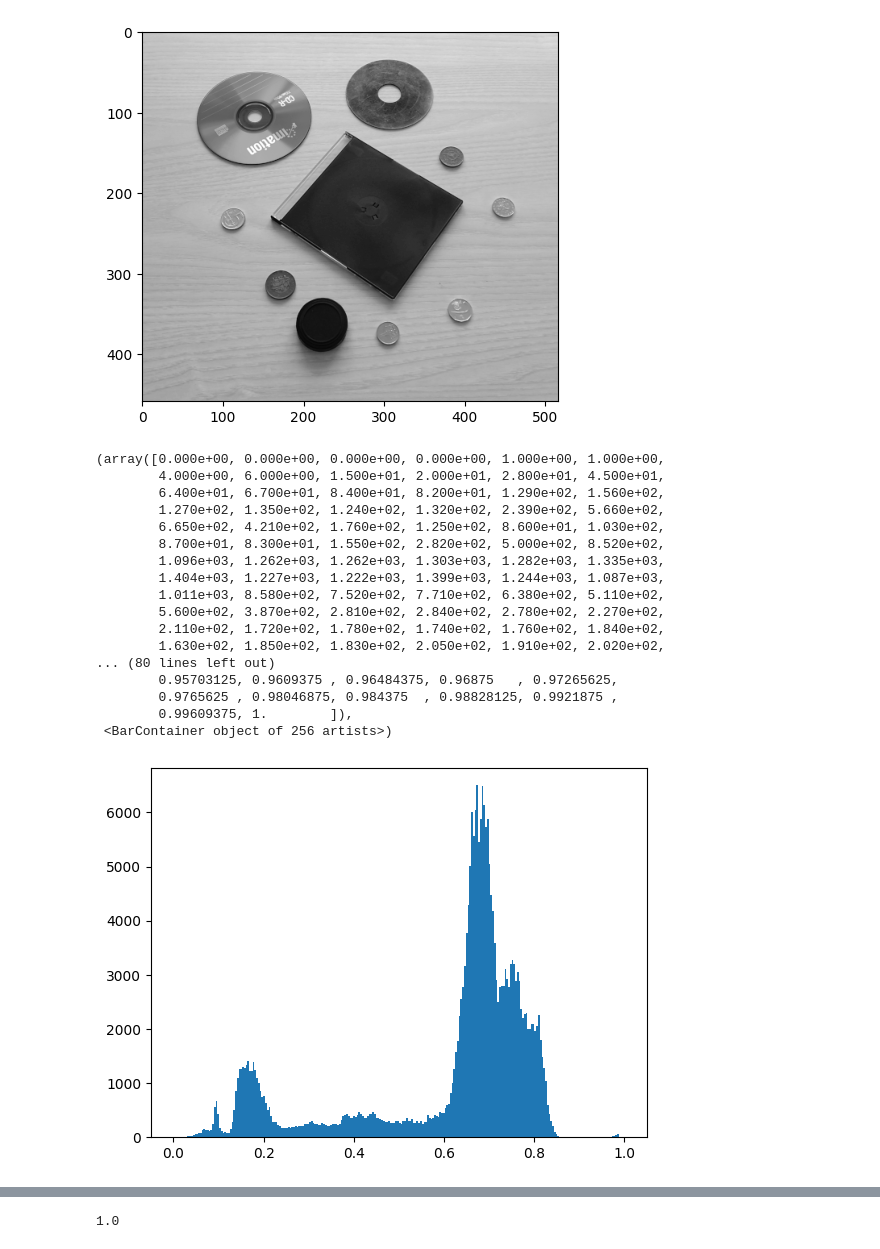
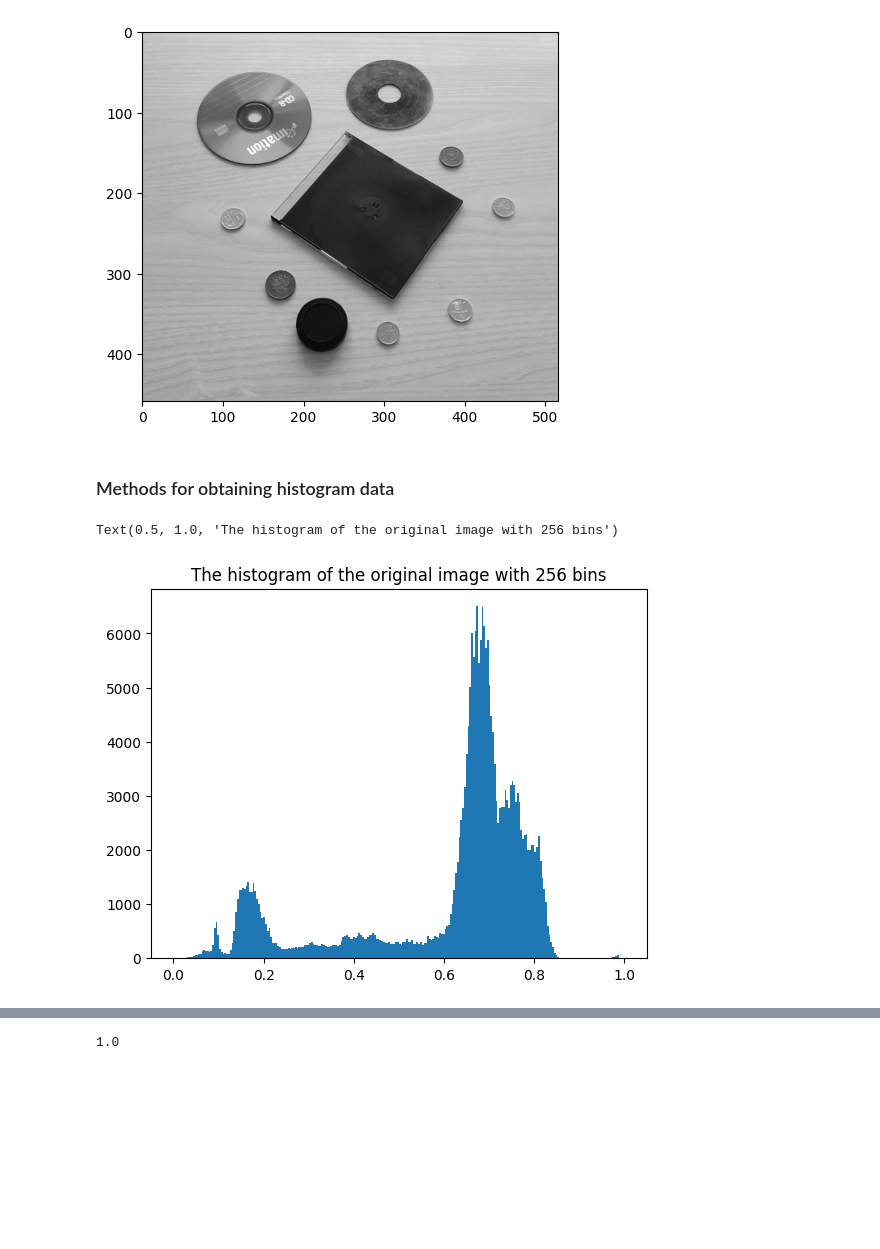
Before and after one commit to hgandras/3D-computer-vision-, a Jupyter notebook: hist_eq.ipynb, the cells around one changed output, grey strips where cells are left out. Drawn from its saved outputs; the diff is of its cells as text; code cells hidden in the pictures; blank space fills up the shorter version.

```diff
--- a/hist_eq.ipynb
+++ b/hist_eq.ipynb
@@ -14,6 +20,8 @@ plt.imshow(img_gray,cmap="gray")
 # %% [output]
 <matplotlib.image.AxesImage at 0x...>
 [figure]
+# %% [markdown]
+### Methods for obtaining histogram data
 # %%
 def convert_to_grayscale(img:np.array)->np.array:
     if len(img.shape)==3:
@@ -41,26 +49,11 @@ def cumulative_histogram(array:np.array)->np.array:
 # %%
 num_bins=256
 original_histogram=histogram(image,num_bins)
 plt.hist(np.linspace(0,1,num_bins),bins=num_bins,weights=original_histogram)
+plt.title("The histogram of the original image with 256 bins")
 # %% [output]
-(array([0.000e+00, 0.000e+00, 0.000e+00, 0.000e+00, 1.000e+00, 1.000e+00,
-        4.000e+00, 6.000e+00, 1.500e+01, 2.000e+01, 2.800e+01, 4.500e+01,
-        6.400e+01, 6.700e+01, 8.400e+01, 8.200e+01, 1.290e+02, 1.560e+02,
-        1.270e+02, 1.350e+02, 1.240e+02, 1.320e+02, 2.390e+02, 5.660e+02,
-        6.650e+02, 4.210e+02, 1.760e+02, 1.250e+02, 8.600e+01, 1.030e+02,
-        8.700e+01, 8.300e+01, 1.550e+02, 2.820e+02, 5.000e+02, 8.520e+02,
-        1.096e+03, 1.262e+03, 1.262e+03, 1.303e+03, 1.282e+03, 1.335e+03,
-        1.404e+03, 1.227e+03, 1.222e+03, 1.399e+03, 1.244e+03, 1.087e+03,
-        1.011e+03, 8.580e+02, 7.520e+02, 7.710e+02, 6.380e+02, 5.110e+02,
-        5.600e+02, 3.870e+02, 2.810e+02, 2.840e+02, 2.780e+02, 2.270e+02,
-        2.110e+02, 1.720e+02, 1.780e+02, 1.740e+02, 1.760e+02, 1.840e+02,
-        1.630e+02, 1.850e+02, 1.830e+02, 2.050e+02, 1.910e+02, 2.020e+02,
-... (80 lines left out)
-        0.95703125, 0.9609375 , 0.96484375, 0.96875   , 0.97265625,
-        0.9765625 , 0.98046875, 0.984375  , 0.98828125, 0.9921875 ,
-        0.99609375, 1.        ]),
- <BarContainer object of 256 artists>)
+Text(0.5, 1.0, 'The histogram of the original image with 256 bins')
-[figure, old version]
+[figure, new version]
 # %%
 cum_hist=cumulative_histogram(original_histogram)
 plt.plot(np.linspace(0,1,len(cum_hist)),cum_hist)
```
Also changed, not shown: parts of 7 cells of this notebook, 9 other files.
